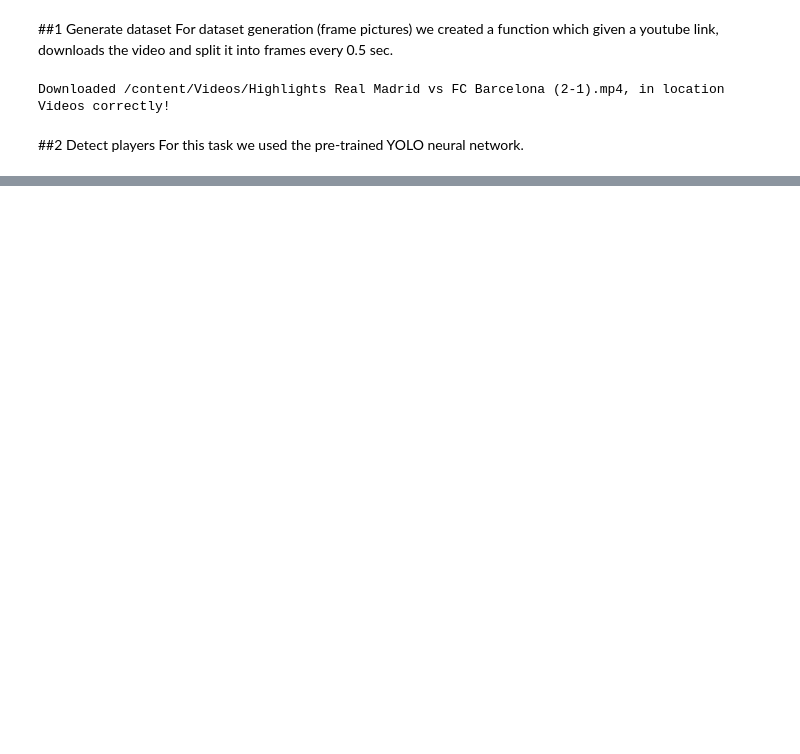
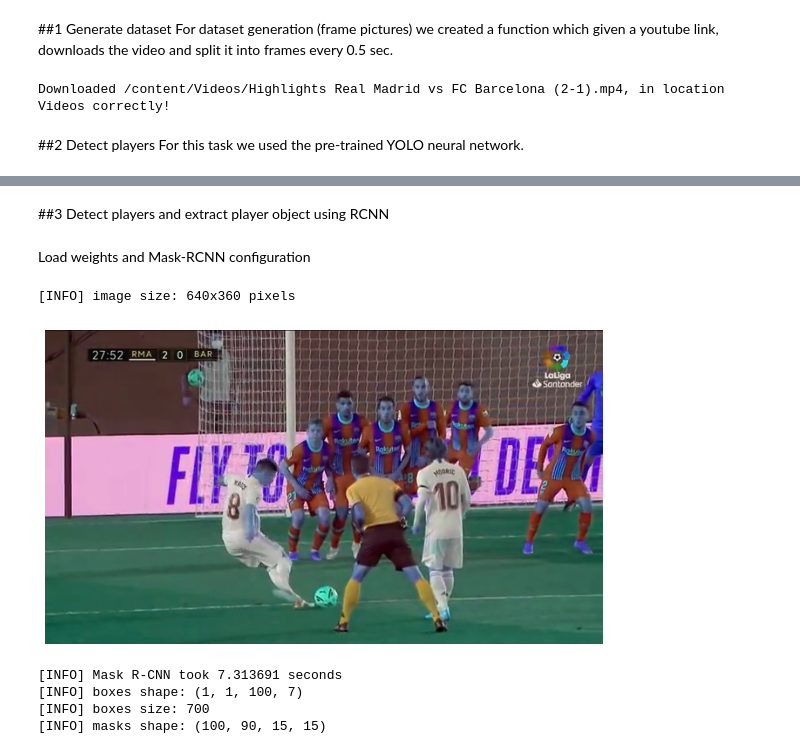
Before and after one commit to teoad95/Sport-analytics, a Jupyter notebook: Football_analytics.ipynb, the cells around one changed output, grey strips where cells are left out. Cells and saved outputs as stored; diff of their text form; code cells hidden in the pictures; blank space fills up the shorter version.

```diff
--- a/Football_analytics.ipynb
+++ b/Football_analytics.ipynb
@@ -175,0 +154,4 @@ AttributeError: ignored
+# %% [markdown]
+##3 Detect players and extract player object using RCNN
+# %%
+image_location2 = '/content/Images/Highlights Real Madrid vs FC Barcelona (2-1)/frame24.jpg'
@@ -175,0 +161,2 @@ AttributeError: ignored
+# %% [markdown]
+<p>Load weights and Mask-RCNN configuration</p>
@@ -175,0 +167,13 @@ AttributeError: ignored
+# %%
+# load our input image and grab its spatial dimensions
+image = cv2.imread(image_location2, cv2.IMREAD_UNCHANGED)
+(H, W) = image.shape[:2]
+print("[INFO] image size: {}x{} pixels".format(W, H))
+from matplotlib import pyplot as plt
+plt.figure(figsize=(10,30))
+plt.imshow(image)
+plt.axis('off')
+plt.show()
+# %% [output]
+[INFO] image size: 640x360 pixels
+[figure, added]
@@ -175,0 +184,20 @@ AttributeError: ignored
+# %%
+# construct a blob from the input image and then perform a forward
+# pass of the Mask R-CNN, giving us (1) the bounding box coordinates
+# of the objects in the image along with (2) the pixel-wise segmentation
+# for each specific object
+blob = cv2.dnn.blobFromImage(image, swapRB=True, crop=False)
+net.setInput(blob)
+start = time.time()
+(boxes, masks) = net.forward(["detection_out_final", "detection_masks"])
+end = time.time()
+# show timing information and volume information on Mask R-CNN
+print("[INFO] Mask R-CNN took {:.6f} seconds".format(end - start))
+print("[INFO] boxes shape: {}".format(boxes.shape))
+print("[INFO] boxes size: {}".format(boxes.size))
+print("[INFO] masks shape: {}".format(masks.shape))
+# %% [output]
+[INFO] Mask R-CNN took 7.313691 seconds
+[INFO] boxes shape: (1, 1, 100, 7)
+[INFO] boxes size: 700
+[INFO] masks shape: (100, 90, 15, 15)
```
Also changed, not shown: parts of 26 cells of this notebook.
